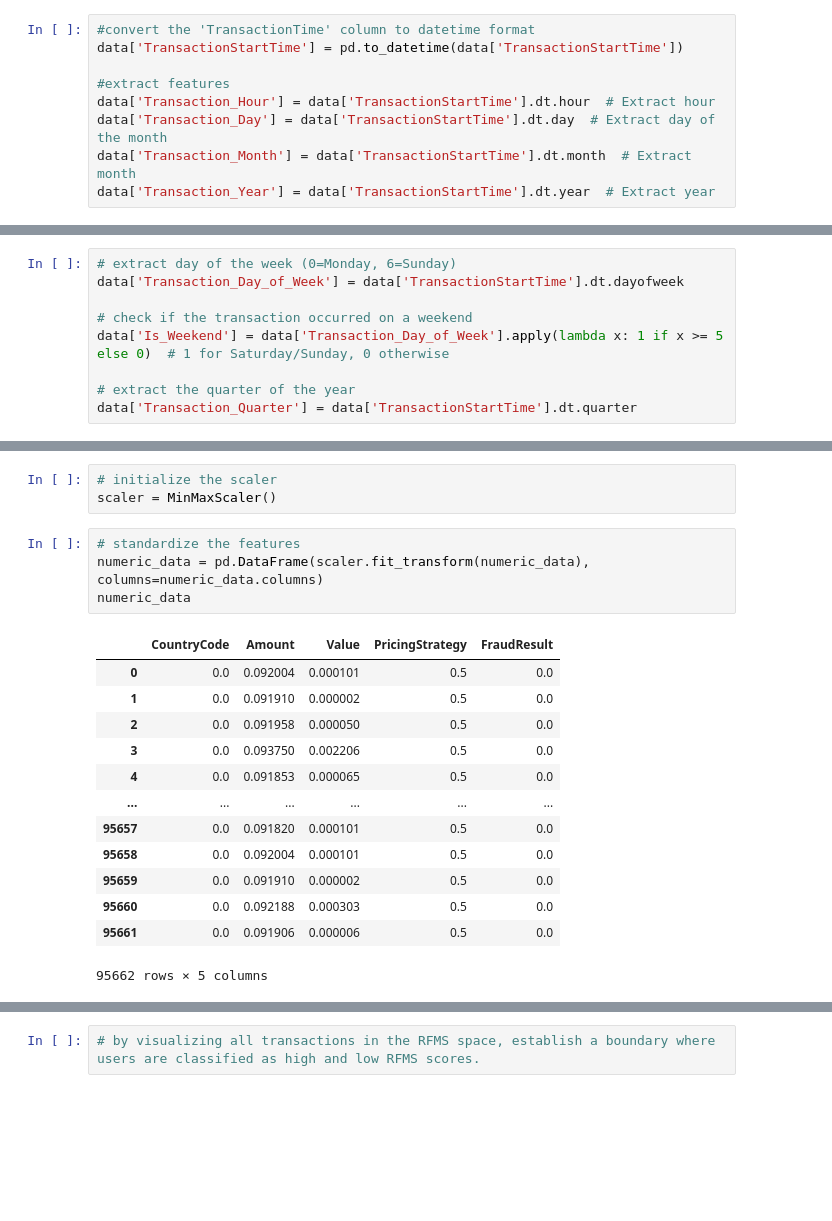
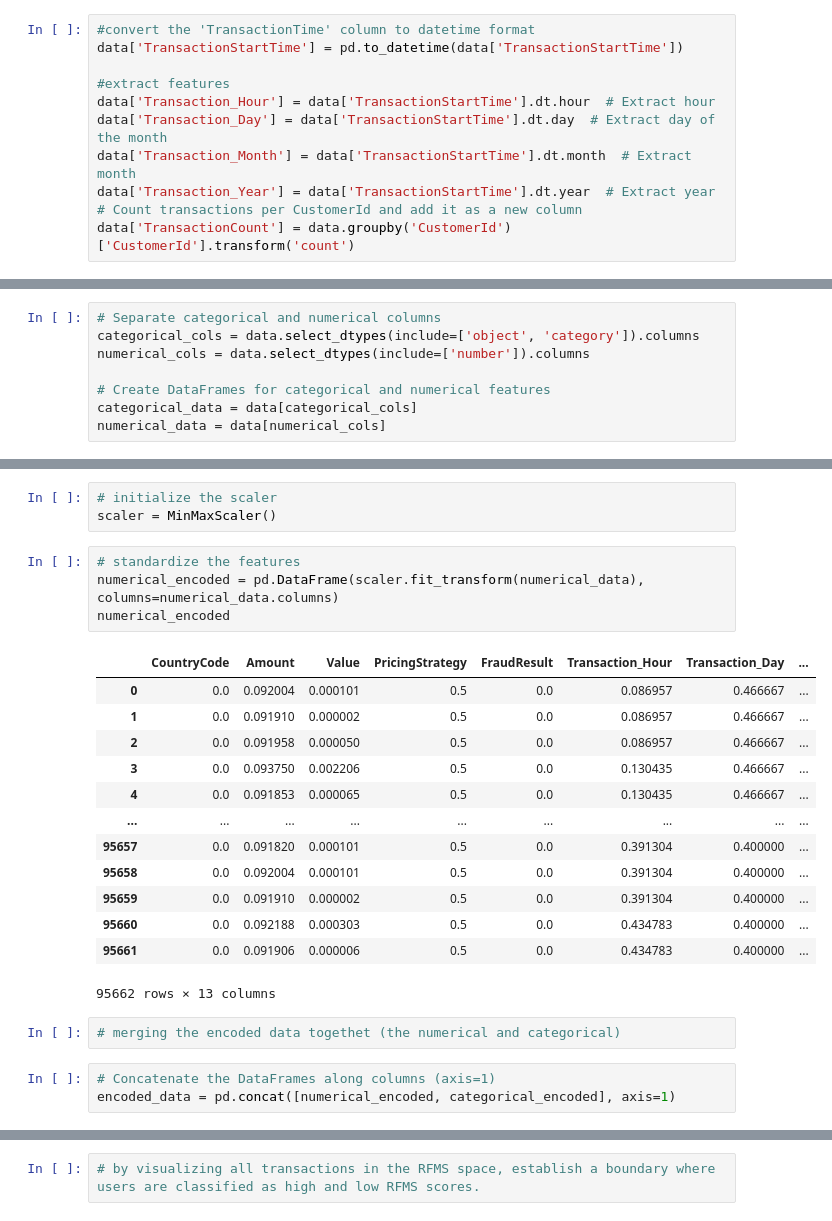
Before and after one commit to nadianesib4334/Bati_Bank_finance_Institute_-credit_score_analysis-edit, a Jupyter notebook: EDA.ipynb, the cells around one changed output, grey strips where cells are left out. Saved outputs shown, nothing was run; the diff lists cells and outputs as text; blank space fills up the shorter version.

```diff
--- a/EDA.ipynb
+++ b/EDA.ipynb
@@ -368,6 +378,8 @@ data['Transaction_Hour'] = data['TransactionStartTime'].dt.hour  # Extract hour
 data['Transaction_Day'] = data['TransactionStartTime'].dt.day  # Extract day of the month
 data['Transaction_Month'] = data['TransactionStartTime'].dt.month  # Extract month
 data['Transaction_Year'] = data['TransactionStartTime'].dt.year  # Extract year
+# Count transactions per CustomerId and add it as a new column
+data['TransactionCount'] = data.groupby('CustomerId')['CustomerId'].transform('count')
 # %%
 data[['TransactionStartTime', 'Transaction_Hour', 'Transaction_Day', 'Transaction_Month', 'Transaction_Year']].head(100)
 # %% [output]
@@ -415,9 +427,0 @@ data[['TransactionStartTime', 'Transaction_Day_of_Week', 'Is_Weekend']].head(15)
-# %%
-# extract day of the week (0=Monday, 6=Sunday)
-data['Transaction_Day_of_Week'] = data['TransactionStartTime'].dt.dayofweek
-
-# check if the transaction occurred on a weekend
-data['Is_Weekend'] = data['Transaction_Day_of_Week'].apply(lambda x: 1 if x >= 5 else 0)  # 1 for Saturday/Sunday, 0 otherwise
-
-# extract the quarter of the year
-data['Transaction_Quarter'] = data['TransactionStartTime'].dt.quarter
@@ -462 +468,9 @@ categorical_data
+# %%
+# Separate categorical and numerical columns
+categorical_cols = data.select_dtypes(include=['object', 'category']).columns
+numerical_cols = data.select_dtypes(include=['number']).columns
+
+# Create DataFrames for categorical and numerical features
+categorical_data = data[categorical_cols]
+numerical_data = data[numerical_cols]
 # %%
@@ -700,19 +692,24 @@ Length: 11111, dtype: int64
 scaler = MinMaxScaler()
 # %%
 # standardize the features
-numeric_data = pd.DataFrame(scaler.fit_transform(numeric_data), columns=numeric_data.columns)
-numeric_data
+numerical_encoded = pd.DataFrame(scaler.fit_transform(numerical_data), columns=numerical_data.columns)
+numerical_encoded
 # %% [output]
-|  | CountryCode | Amount | Value | PricingStrategy | FraudResult |
-| 0 | 0.0 | 0.092004 | 0.000101 | 0.5 | 0.0 |
-| 1 | 0.0 | 0.091910 | 0.000002 | 0.5 | 0.0 |
-| 2 | 0.0 | 0.091958 | 0.000050 | 0.5 | 0.0 |
-| 3 | 0.0 | 0.093750 | 0.002206 | 0.5 | 0.0 |
-| 4 | 0.0 | 0.091853 | 0.000065 | 0.5 | 0.0 |
-| ... | ... | ... | ... | ... | ... |
-| 95657 | 0.0 | 0.091820 | 0.000101 | 0.5 | 0.0 |
-| 95658 | 0.0 | 0.092004 | 0.000101 | 0.5 | 0.0 |
-| 95659 | 0.0 | 0.091910 | 0.000002 | 0.5 | 0.0 |
-| 95660 | 0.0 | 0.092188 | 0.000303 | 0.5 | 0.0 |
-| 95661 | 0.0 | 0.091906 | 0.000006 | 0.5 | 0.0 |
+|  | CountryCode | Amount | Value | PricingStrategy | FraudResult | Transaction_Hour | Transaction_Day | ... |
+| 0 | 0.0 | 0.092004 | 0.000101 | 0.5 | 0.0 | 0.086957 | 0.466667 | ... |
+| 1 | 0.0 | 0.091910 | 0.000002 | 0.5 | 0.0 | 0.086957 | 0.466667 | ... |
+| 2 | 0.0 | 0.091958 | 0.000050 | 0.5 | 0.0 | 0.086957 | 0.466667 | ... |
+| 3 | 0.0 | 0.093750 | 0.002206 | 0.5 | 0.0 | 0.130435 | 0.466667 | ... |
+| 4 | 0.0 | 0.091853 | 0.000065 | 0.5 | 0.0 | 0.130435 | 0.466667 | ... |
+| ... | ... | ... | ... | ... | ... | ... | ... | ... |
+| 95657 | 0.0 | 0.091820 | 0.000101 | 0.5 | 0.0 | 0.391304 | 0.400000 | ... |
+| 95658 | 0.0 | 0.092004 | 0.000101 | 0.5 | 0.0 | 0.391304 | 0.400000 | ... |
+| 95659 | 0.0 | 0.091910 | 0.000002 | 0.5 | 0.0 | 0.391304 | 0.400000 | ... |
+| 95660 | 0.0 | 0.092188 | 0.000303 | 0.5 | 0.0 | 0.434783 | 0.400000 | ... |
+| 95661 | 0.0 | 0.091906 | 0.000006 | 0.5 | 0.0 | 0.434783 | 0.400000 | ... |
-95662 rows × 5 columns
+95662 rows × 13 columns
+# %%
+# merging the encoded data togethet (the numerical and categorical)
+# %%
+# Concatenate the DataFrames along columns (axis=1)
+encoded_data = pd.concat([numerical_encoded, categorical_encoded], axis=1)
```
Also changed, not shown: parts of 115 cells of this notebook.
